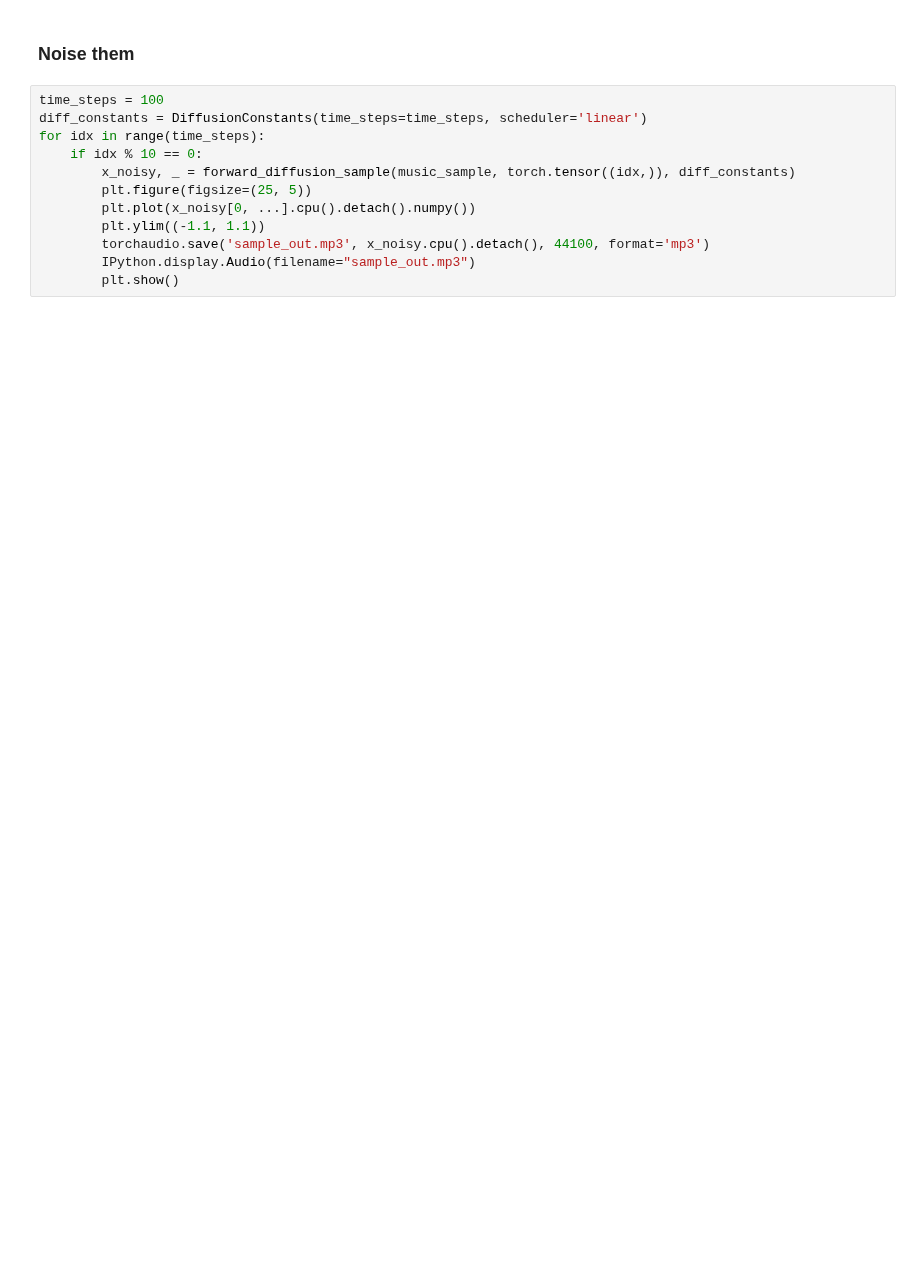
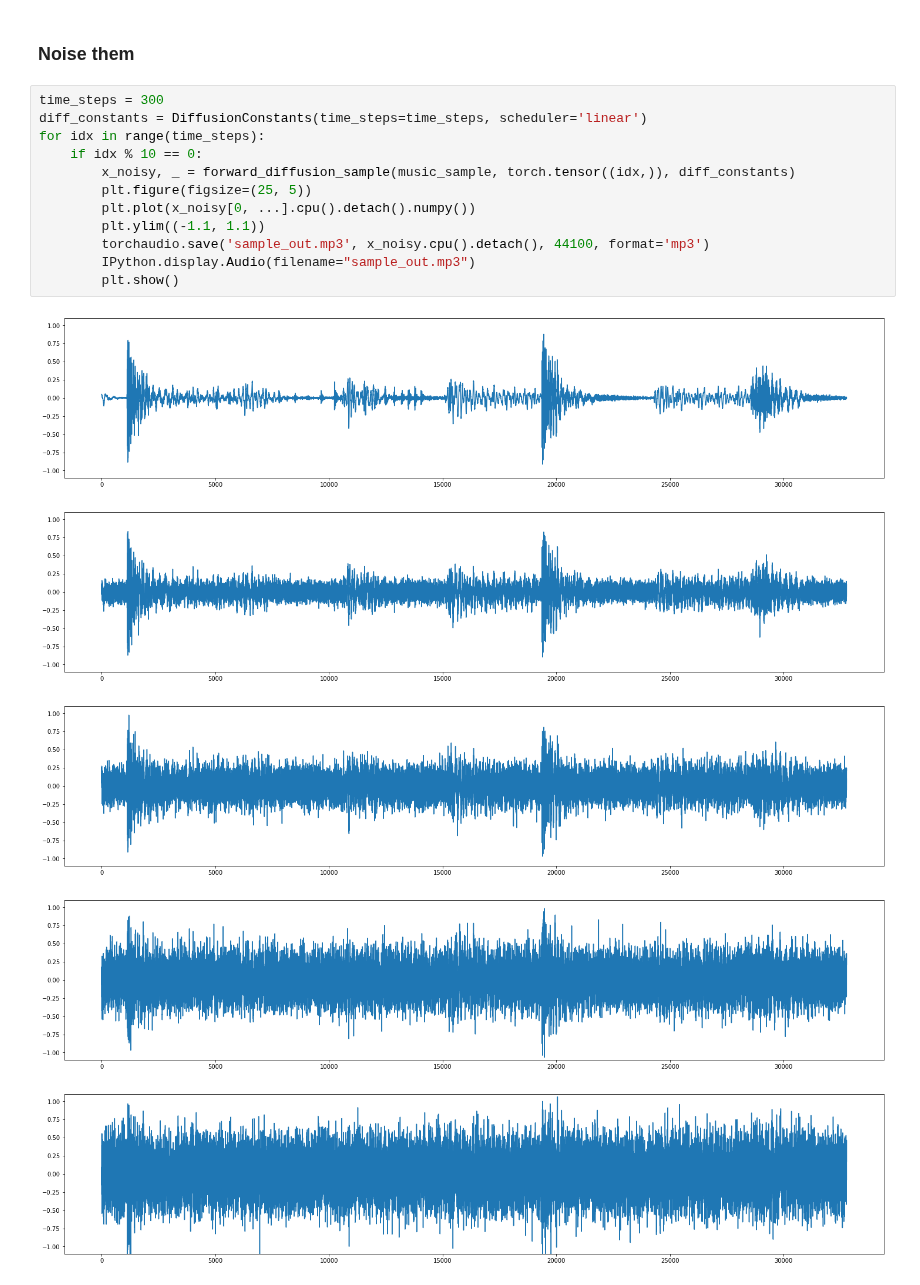
Before and after one commit to VovaTch/Infected_hdiff, a Jupyter notebook: test_noise_progression.ipynb, the cells around one changed output. Drawn from its saved outputs; the diff is of its cells as text; blank space fills up the shorter version.

```diff
--- a/test_noise_progression.ipynb
+++ b/test_noise_progression.ipynb
@@ -54,14 +60,20 @@ for sample in dataloader:
 # %% [markdown]
 ### Noise them
 # %%
-time_steps = 100
+time_steps = 300
 diff_constants = DiffusionConstants(time_steps=time_steps, scheduler='linear')
 for idx in range(time_steps):
     if idx % 10 == 0:
         x_noisy, _ = forward_diffusion_sample(music_sample, torch.tensor((idx,)), diff_constants)
         plt.figure(figsize=(25, 5))
         plt.plot(x_noisy[0, ...].cpu().detach().numpy())
         plt.ylim((-1.1, 1.1))
         torchaudio.save('sample_out.mp3', x_noisy.cpu().detach(), 44100, format='mp3')
         IPython.display.Audio(filename="sample_out.mp3")
         plt.show()
+# %% [output]
+[figure, added]
+[figure, added]
+[figure, added]
+[figure, added]
+[figure, added]
```
Also changed, not shown: parts of 2 cells of this notebook, 4 other files.
